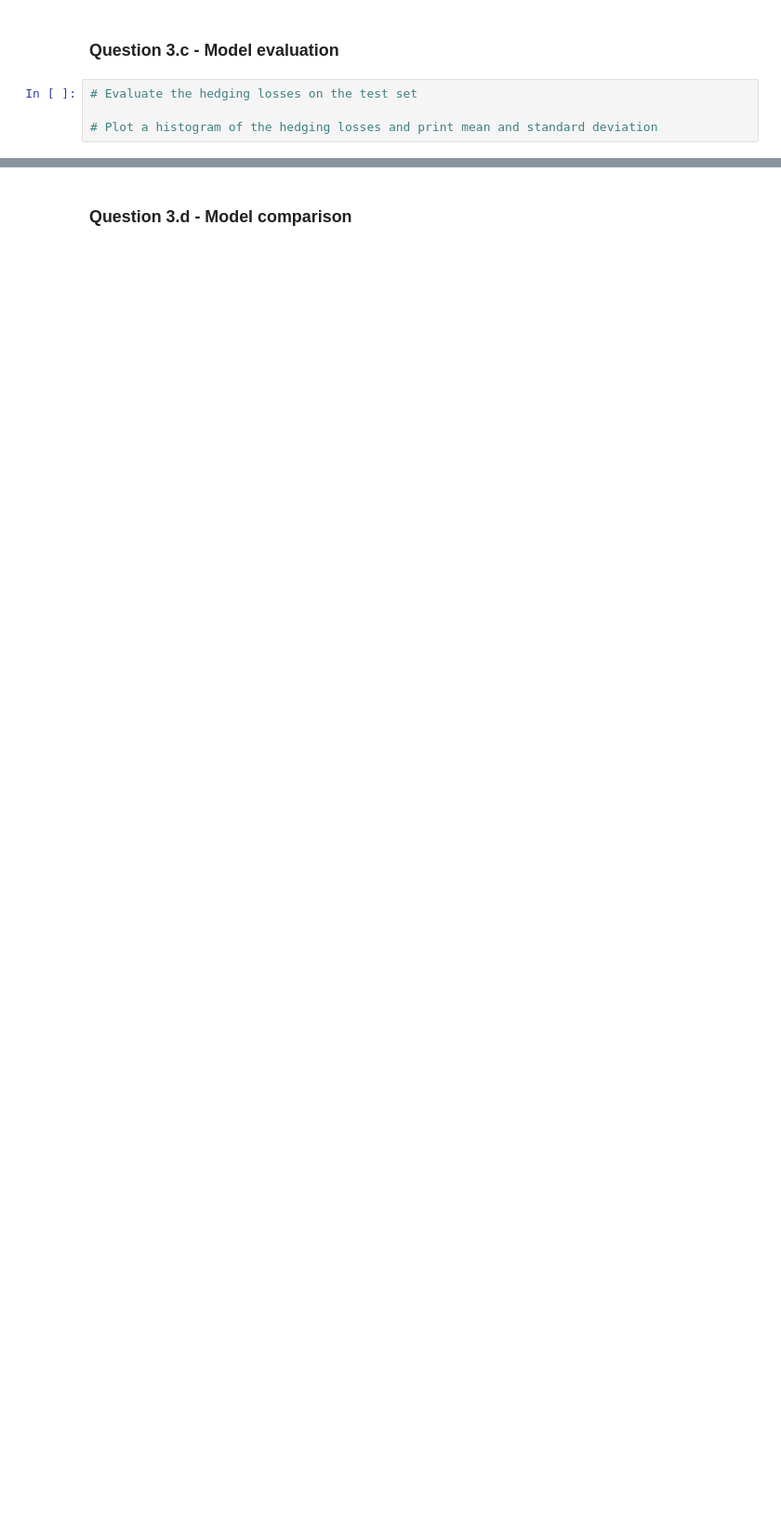
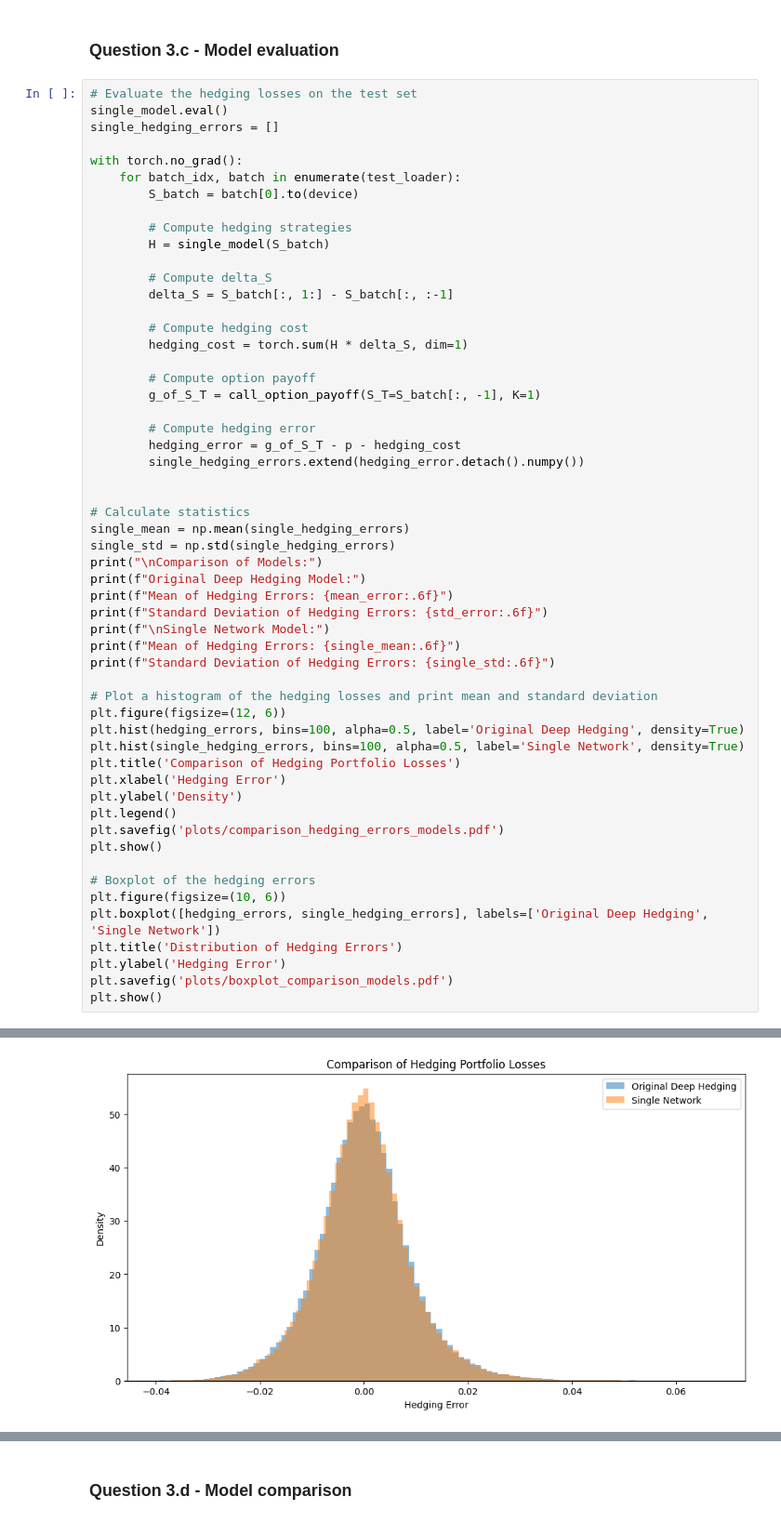
Before and after one commit to RamonKaspar/ML-in-Finance-and-Insurance, a Jupyter notebook: 03_Deep-Hedging/main.ipynb, the cells around one changed output, grey strips where cells are left out. Shown at 93% size. Drawn from its saved outputs; the diff is of its cells as text; blank space fills up the shorter version.

```diff
--- a/03_Deep-Hedging/main.ipynb
+++ b/03_Deep-Hedging/main.ipynb
@@ -537,5 +627,57 @@ plt.show()
 ### Question 3.c - Model evaluation
 # %%
 # Evaluate the hedging losses on the test set
+single_model.eval()
+single_hedging_errors = []
+
+with torch.no_grad():
+    for batch_idx, batch in enumerate(test_loader):
+        S_batch = batch[0].to(device)
+
+        # Compute hedging strategies
+        H = single_model(S_batch)
+
+        # Compute delta_S
+        delta_S = S_batch[:, 1:] - S_batch[:, :-1]
+
+        # Compute hedging cost
+        hedging_cost = torch.sum(H * delta_S, dim=1)
+
+        # Compute option payoff
+        g_of_S_T = call_option_payoff(S_T=S_batch[:, -1], K=1)
+
+        # Compute hedging error
+        hedging_error = g_of_S_T - p - hedging_cost
+        single_hedging_errors.extend(hedging_error.detach().numpy())
+
+
+# Calculate statistics
+single_mean = np.mean(single_hedging_errors)
+single_std = np.std(single_hedging_errors)
+print("\nComparison of Models:")
+print(f"Original Deep Hedging Model:")
+print(f"Mean of Hedging Errors: {mean_error:.6f}")
+print(f"Standard Deviation of Hedging Errors: {std_error:.6f}")
+print(f"\nSingle Network Model:")
+print(f"Mean of Hedging Errors: {single_mean:.6f}")
+print(f"Standard Deviation of Hedging Errors: {single_std:.6f}")
 
 # Plot a histogram of the hedging losses and print mean and standard deviation
+plt.figure(figsize=(12, 6))
+plt.hist(hedging_errors, bins=100, alpha=0.5, label='Original Deep Hedging', density=True)
+plt.hist(single_hedging_errors, bins=100, alpha=0.5, label='Single Network', density=True)
+plt.title('Comparison of Hedging Portfolio Losses')
+plt.xlabel('Hedging Error')
+plt.ylabel('Density')
+plt.legend()
+plt.savefig('plots/comparison_hedging_errors_models.pdf')
+plt.show()
+
+# Boxplot of the hedging errors
+plt.figure(figsize=(10, 6))
+plt.boxplot([hedging_errors, single_hedging_errors], labels=['Original Deep Hedging', 'Single Network'])
+plt.title('Distribution of Hedging Errors')
+plt.ylabel('Hedging Error')
+plt.savefig('plots/boxplot_comparison_models.pdf')
+plt.show()
+# %% [output]
@@ -541,0 +692 @@ plt.show()
+[figure, added]
```
Also changed, not shown: parts of 12 cells of this notebook, 7 other files.
